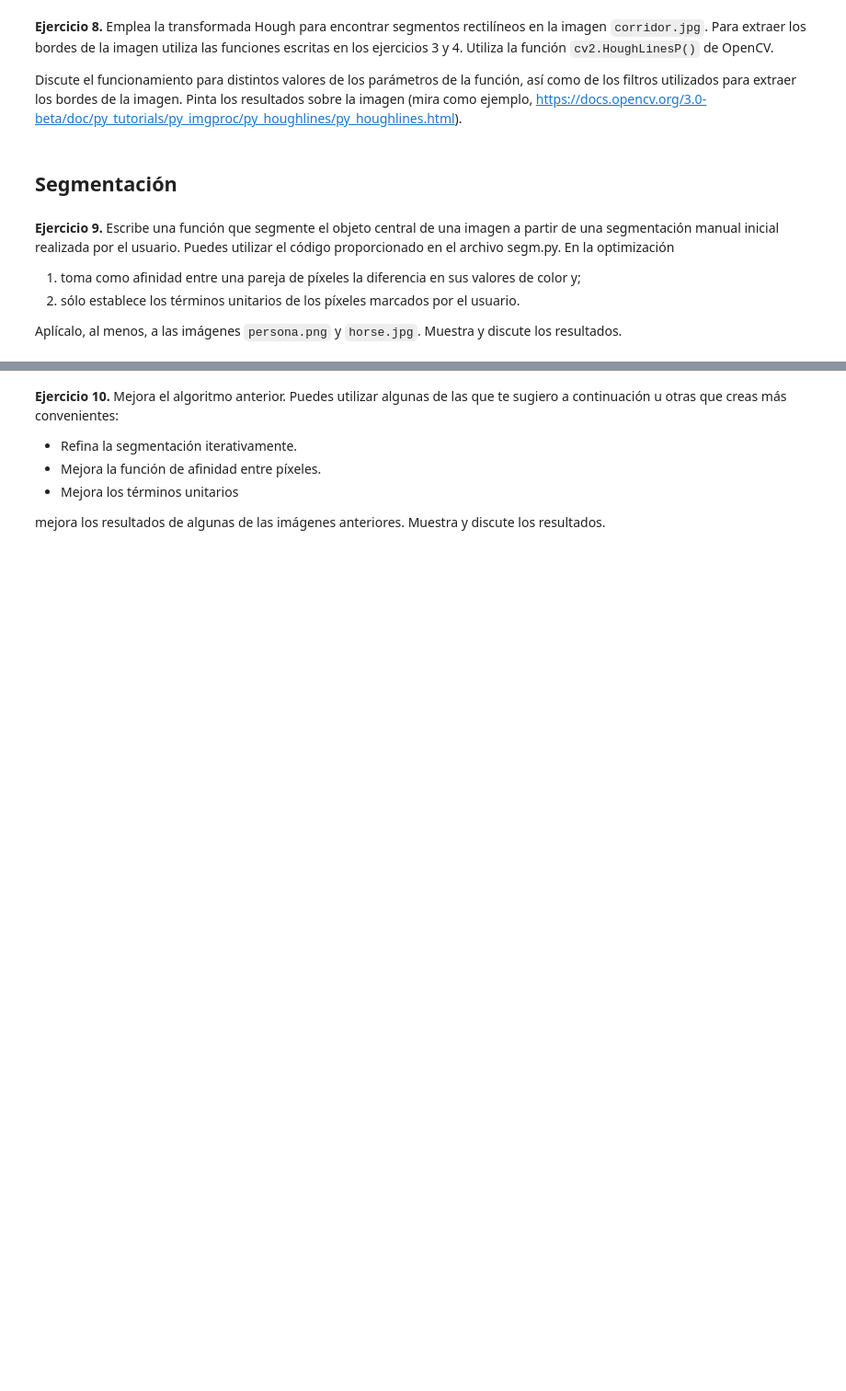
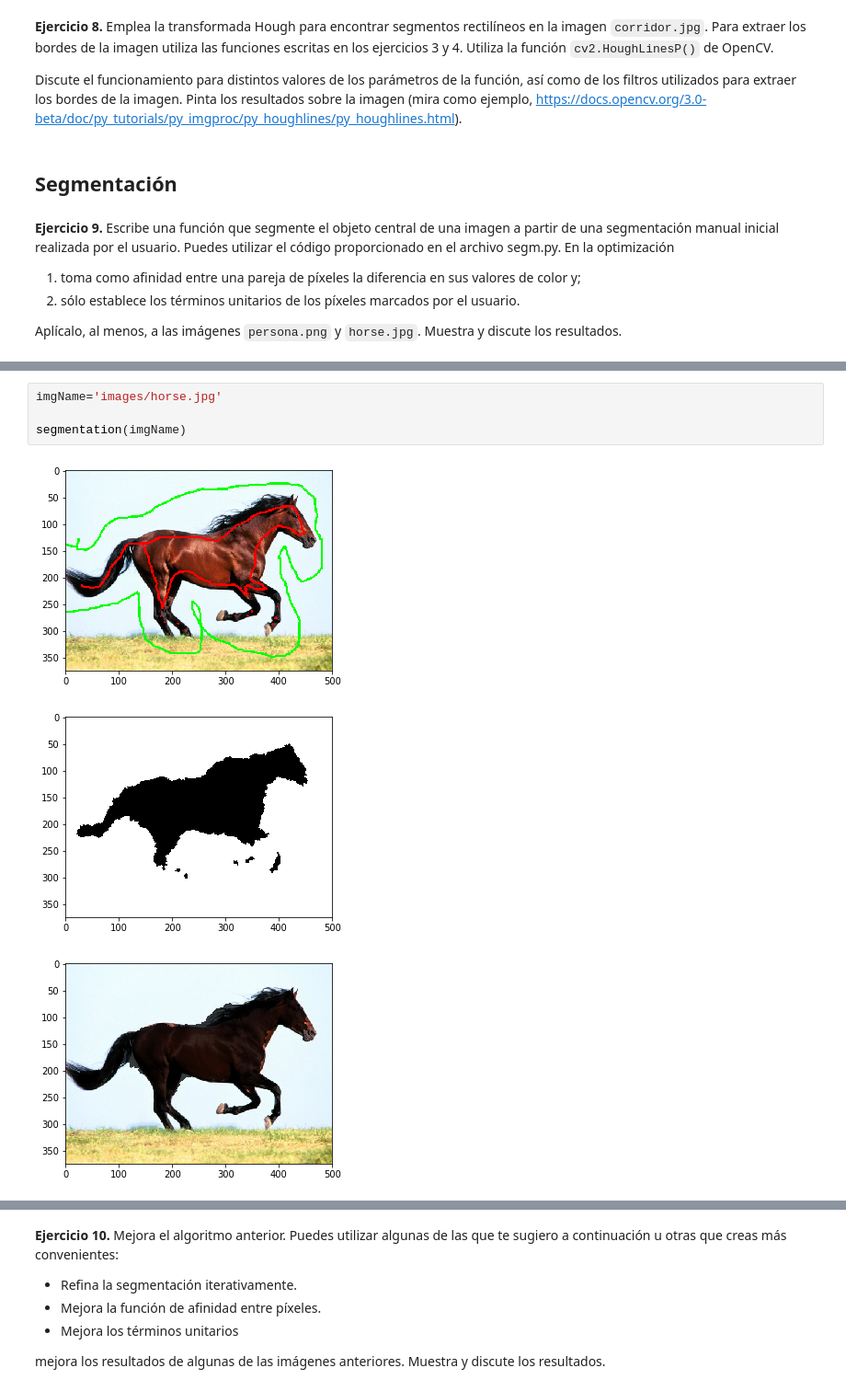
Before and after one commit to ignaciocasso/cv, a Jupyter notebook: pr1/PracticaPI2018.ipynb, the cells around one changed output, grey strips where cells are left out. Shown at 92% size. Cells and saved outputs as stored; diff of their text form; blank space fills up the shorter version.

```diff
--- a/pr1/PracticaPI2018.ipynb
+++ b/pr1/PracticaPI2018.ipynb
@@ -230,0 +353,8 @@ Aplícalo, al menos, a las imágenes ``persona.png`` y ``horse.jpg``. Muestra y
+# %%
+imgName='images/horse.jpg'
+
+segmentation(imgName)
+# %% [output]
+[figure, added]
+[figure, added]
+[figure, added]
```
Also changed, not shown: parts of 7 cells of this notebook.
